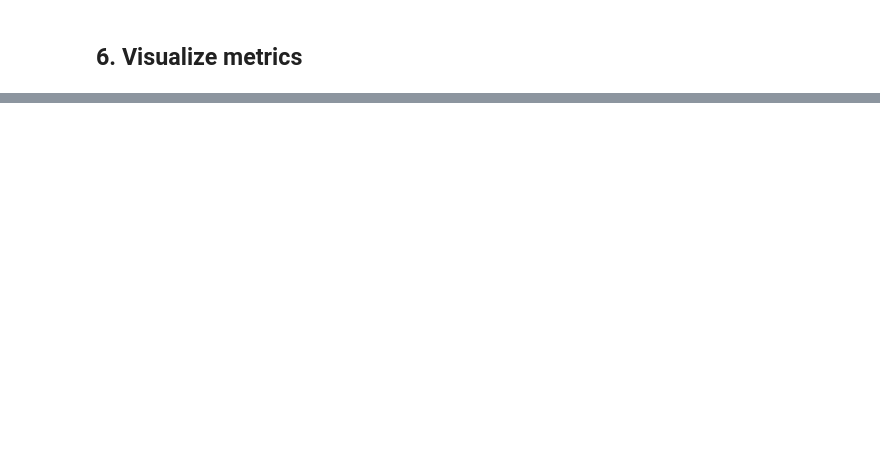
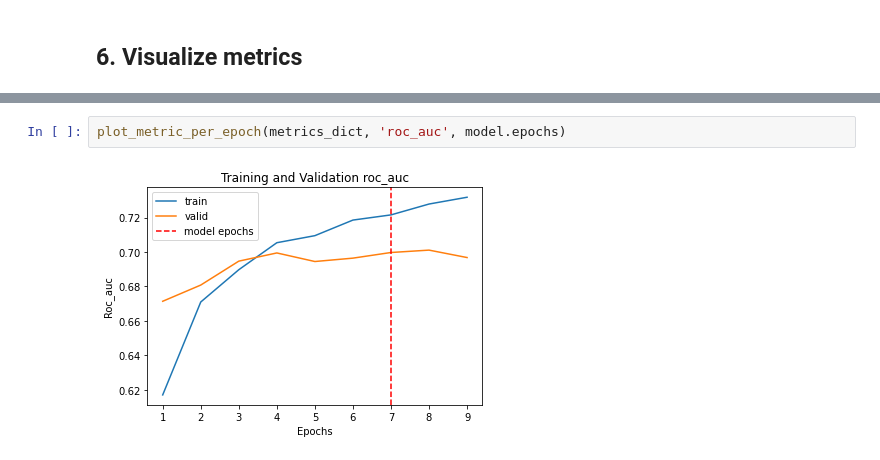
Before and after one commit to ldaveyl/ml-neural-net-dna, a Jupyter notebook: ml-neural-net-dna.ipynb, the cells around one changed output, grey strips where cells are left out. Drawn from its saved outputs; the diff is of its cells as text; blank space fills up the shorter version.

```diff
--- a/ml-neural-net-dna.ipynb
+++ b/ml-neural-net-dna.ipynb
@@ -457,0 +509,4 @@ Next, we use functions to visualize the output
+# %%
+plot_metric_per_epoch(metrics_dict, 'roc_auc', model.epochs)
+# %% [output]
+[figure, added]
```
Also changed, not shown: parts of 26 cells of this notebook, 1 other file.
